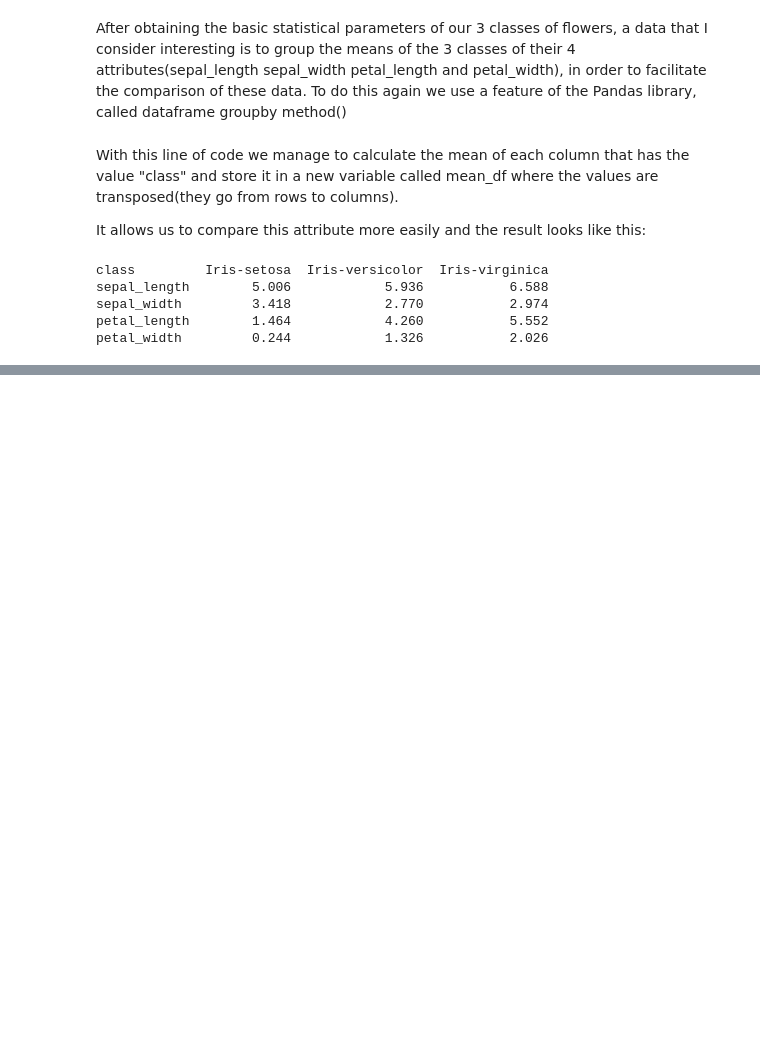
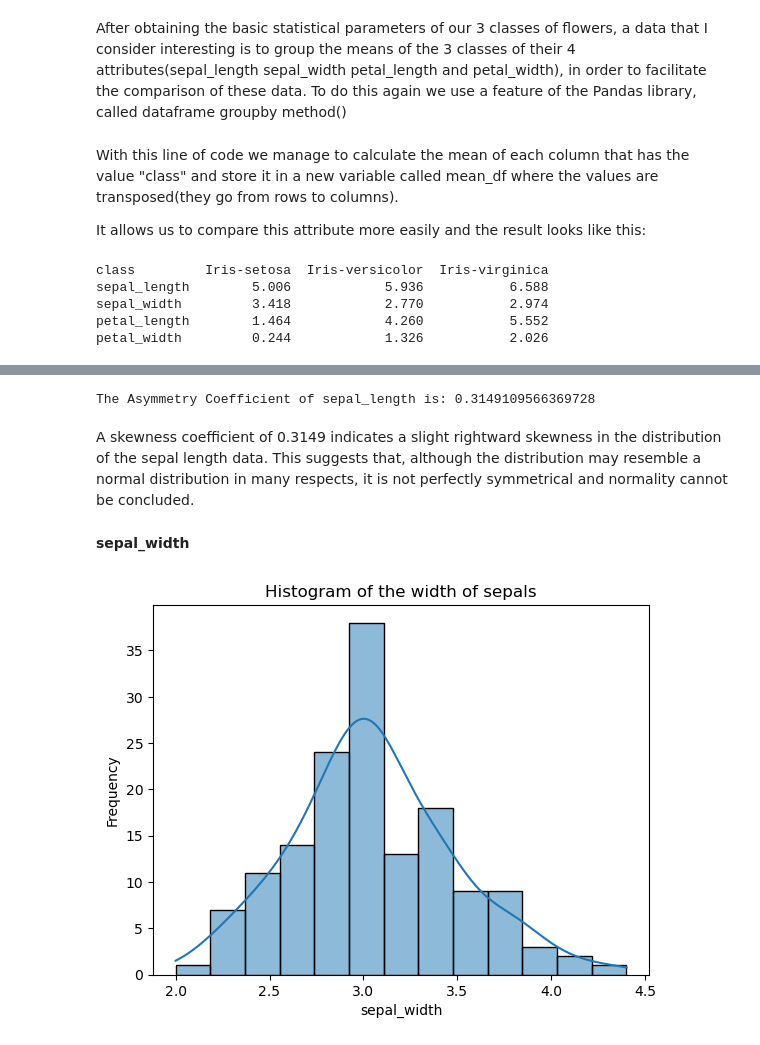
Before and after one commit to jalaca91/Fundamentals-data-analysis, a Jupyter notebook: project.ipynb, the cells around one changed output, grey strips where cells are left out. Drawn from its saved outputs; the diff is of its cells as text; code cells hidden in the pictures; blank space fills up the shorter version.

```diff
--- a/project.ipynb
+++ b/project.ipynb
@@ -315,0 +366,19 @@ petal_width         0.244            1.326           2.026
+# %%
+sepal_length_skew = df["sepal_length"].skew()
+print("The Asymmetry Coefficient of sepal_length is:", sepal_length_skew)
+# %% [output]
+The Asymmetry Coefficient of sepal_length is: 0.3149109566369728
+# %% [markdown]
+A skewness coefficient of 0.3149 indicates a slight rightward skewness in the distribution of the sepal length data. This suggests that, although the distribution may resemble a normal distribution in many respects, it is not perfectly symmetrical and normality cannot be concluded.
+# %% [markdown]
+**sepal_width**
+# %%
+# Create a histogram for sepal_width.
+
+sns.histplot(df["sepal_width"], kde=True)
+plt.xlabel("sepal_width")
+plt.ylabel("Frequency")
+plt.title("Histogram of the width of sepals")
+plt.show()
+# %% [output]
+[figure, added]
```
Also changed, not shown: parts of 18 cells of this notebook.
